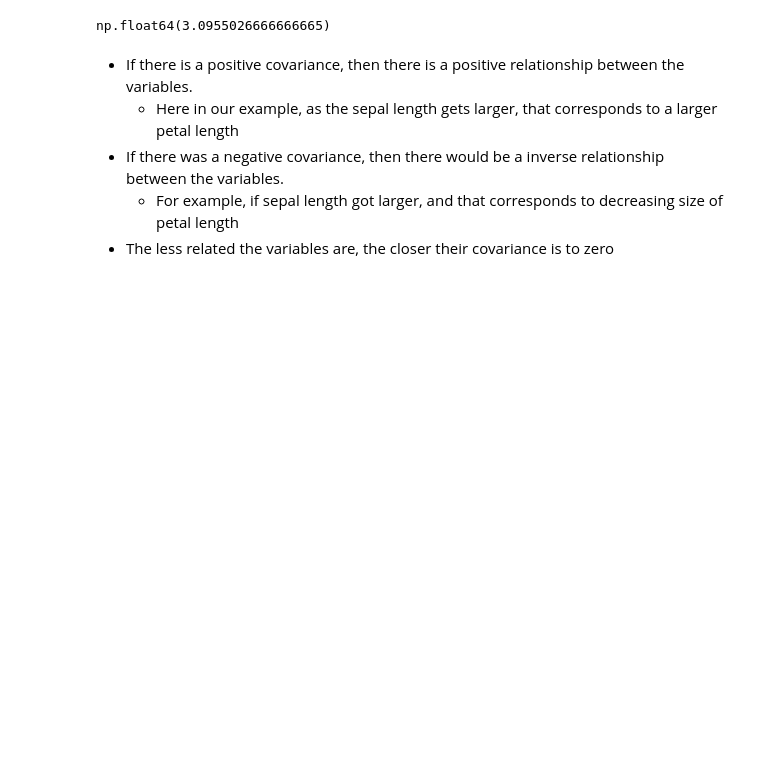
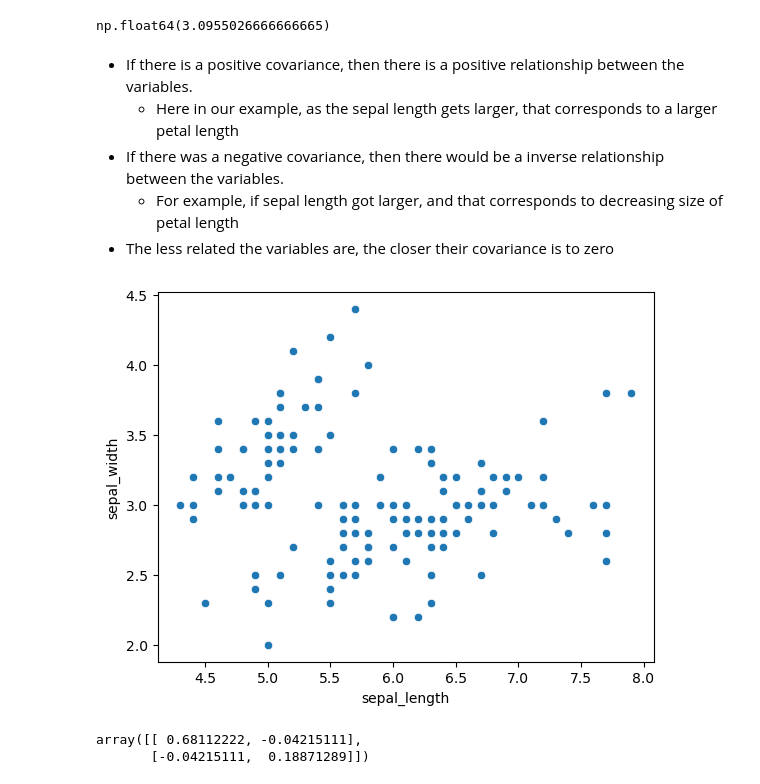
Before and after one commit to sjagadee/math_for_ai_ml, a Jupyter notebook: 5-probalility/5-measure-of-relatedness.ipynb, the cells around one changed output. Drawn from its saved outputs; the diff is of its cells as text; code cells hidden in the pictures; blank space fills up the shorter version.

```diff
--- a/5-probalility/5-measure-of-relatedness.ipynb
+++ b/5-probalility/5-measure-of-relatedness.ipynb
@@ -75,3 +75,12 @@ np.float64(3.0955026666666665)
 * If there was a negative covariance, then there would be a inverse relationship between the variables.
     * For example, if sepal length got larger, and that corresponds to decreasing size of petal length
 * The less related the variables are, the closer their covariance is to zero
+# %%
+_ = sns.scatterplot(x=iris.sepal_length, y=iris.sepal_width)
+# %% [output]
+[figure, added]
+# %%
+np.cov(iris.sepal_length, iris.sepal_width, ddof=0)
+# %% [output]
+array([[ 0.68112222, -0.04215111],
+       [-0.04215111,  0.18871289]])
```
Also changed, not shown: parts of 10 cells of this notebook.
